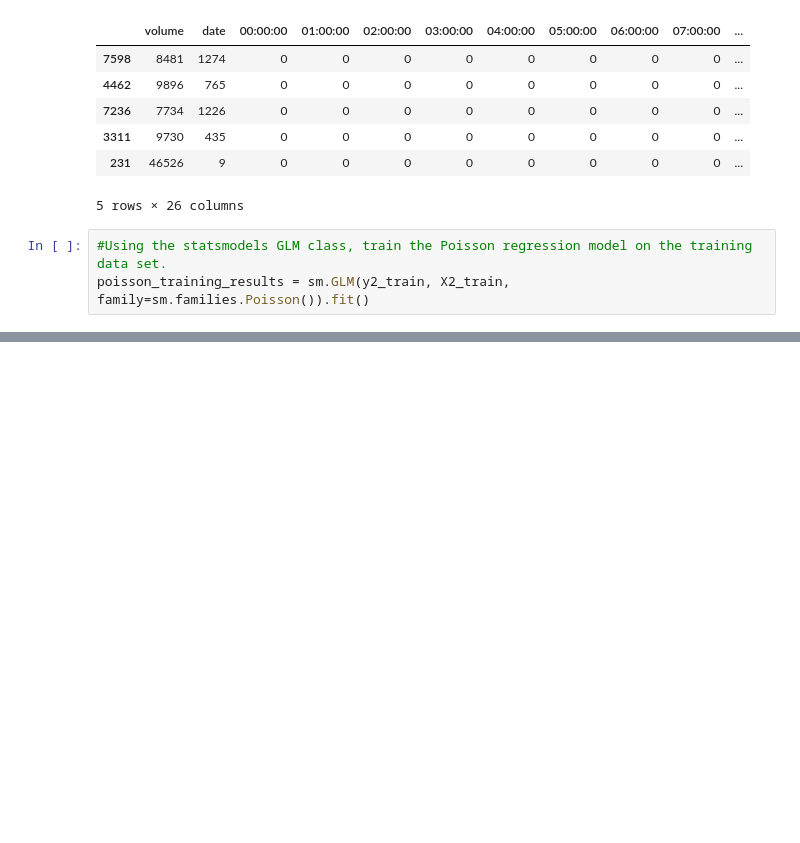
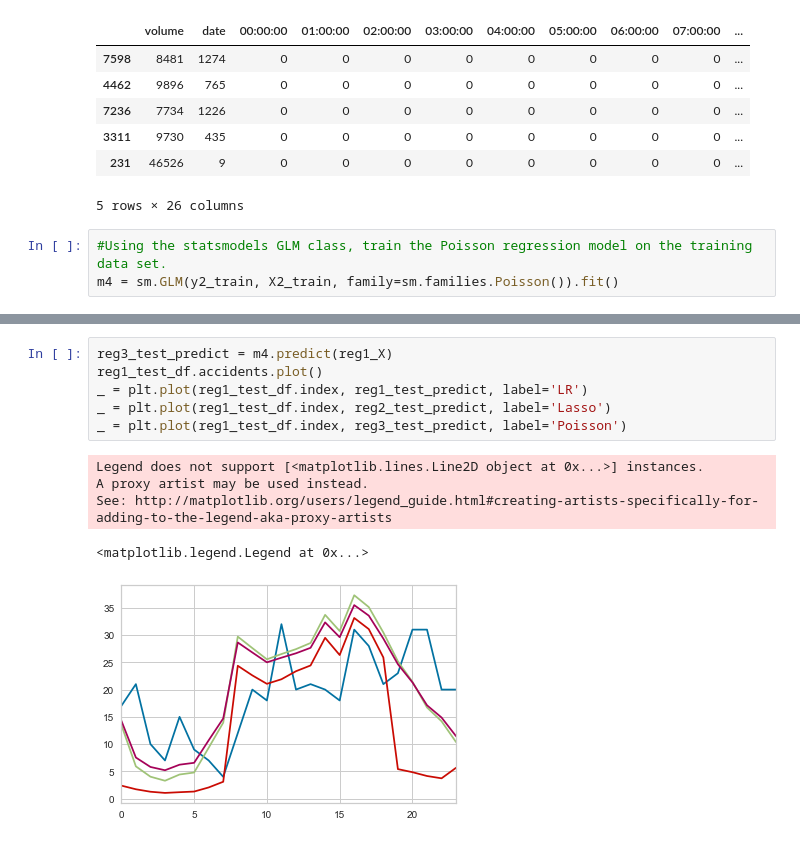
Before and after one commit to ghopping/Springboard_Capstone_1, a Jupyter notebook: GH_Capstone_1_regression.ipynb, the cells around one changed output, grey strips where cells are left out. Drawn from its saved outputs; the diff is of its cells as text; blank space fills up the shorter version.

```diff
--- a/GH_Capstone_1_regression.ipynb
+++ b/GH_Capstone_1_regression.ipynb
@@ -567,6 +565,6 @@ X2_train.head()
 5 rows × 26 columns
 # %%
 #Using the statsmodels GLM class, train the Poisson regression model on the training data set.
-poisson_training_results = sm.GLM(y2_train, X2_train, family=sm.families.Poisson()).fit()
+m4 = sm.GLM(y2_train, X2_train, family=sm.families.Poisson()).fit()
 # %%
 #Print the training summary.
@@ -618,0 +620,12 @@ plt.show()
+# %%
+reg3_test_predict = m4.predict(reg1_X)
+reg1_test_df.accidents.plot()
+_ = plt.plot(reg1_test_df.index, reg1_test_predict, label='LR')
+_ = plt.plot(reg1_test_df.index, reg2_test_predict, label='Lasso')
+_ = plt.plot(reg1_test_df.index, reg3_test_predict, label='Poisson')
+# %% [output]
+Legend does not support [<matplotlib.lines.Line2D object at 0x...>] instances.
+A proxy artist may be used instead.
+See: http://matplotlib.org/users/legend_guide.html#creating-artists-specifically-for-adding-to-the-legend-aka-proxy-artists
+<matplotlib.legend.Legend at 0x...>
+[figure, added]
```
Also changed, not shown: parts of 22 cells of this notebook, 1 other file.
